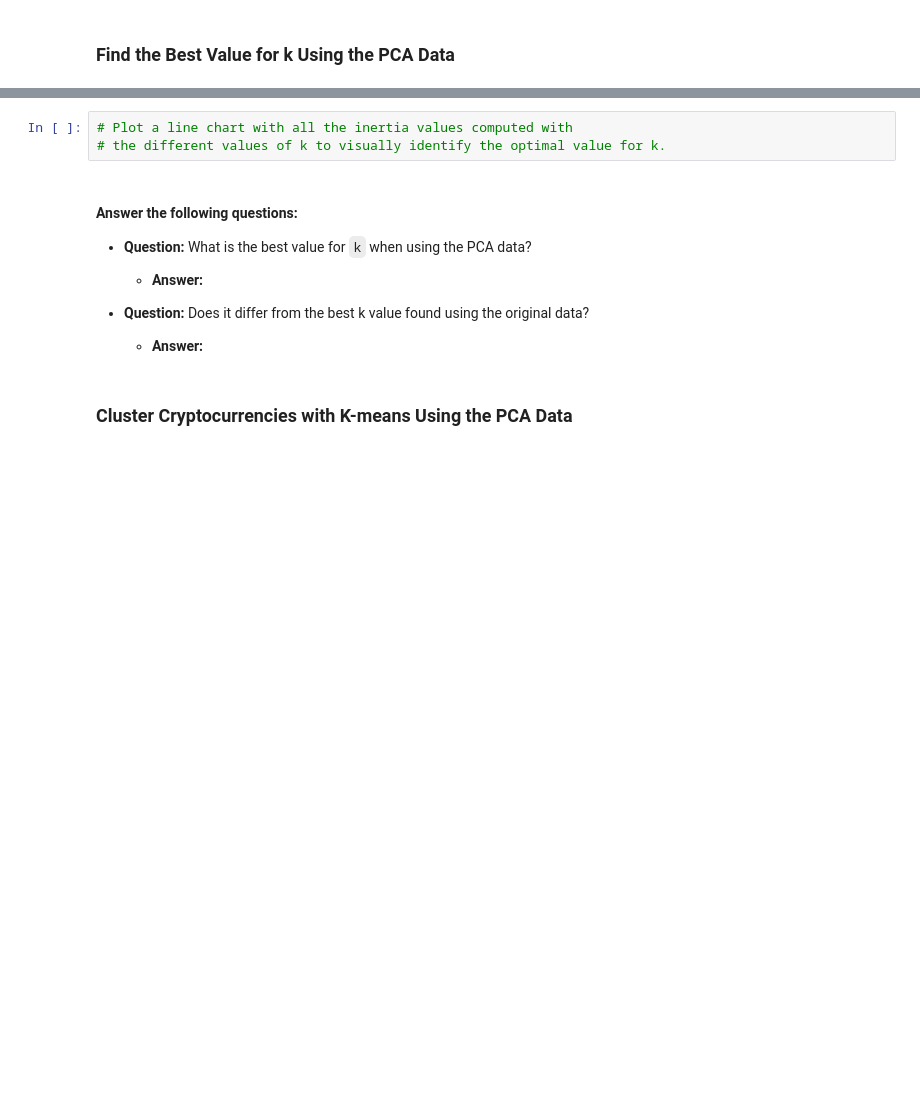
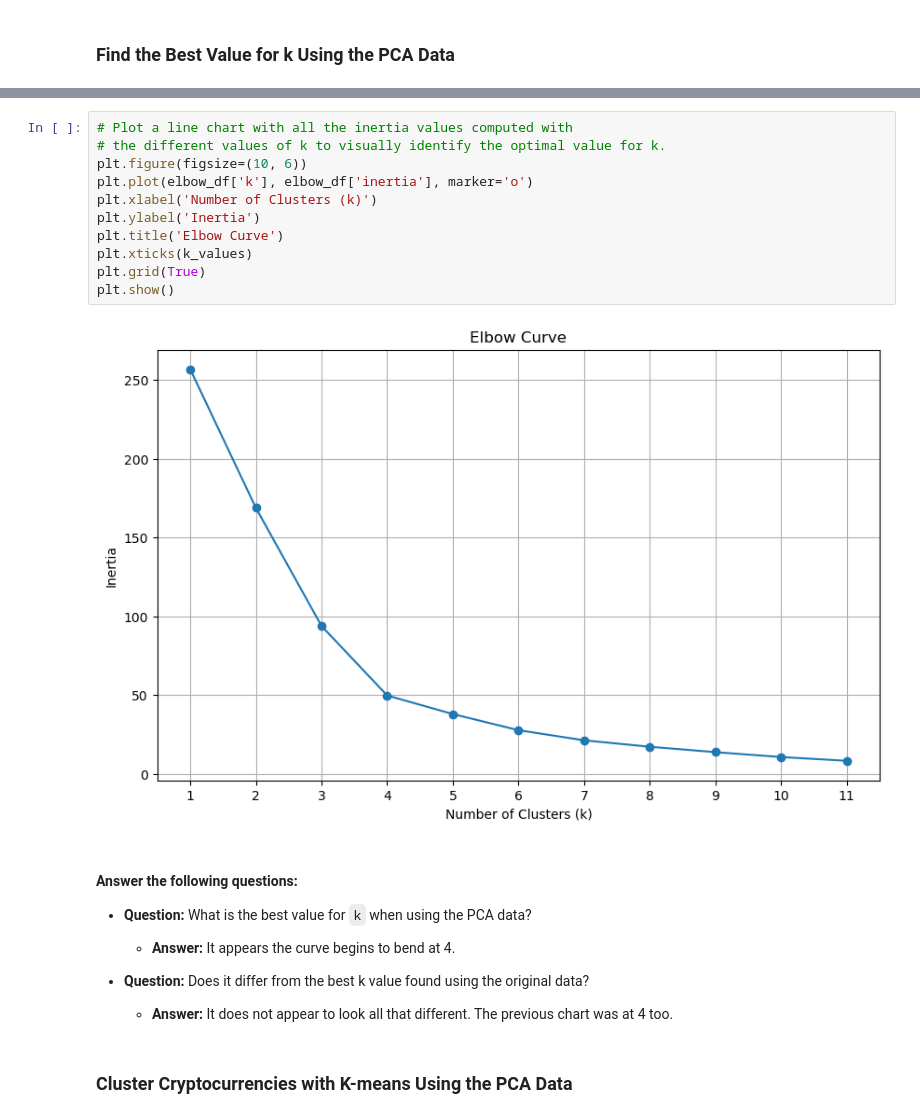
Before and after one commit to SStage100/CryptoClustering, a Jupyter notebook: Crypto_Clustering.ipynb, the cells around one changed output, grey strips where cells are left out. Cells and saved outputs as stored; diff of their text form; blank space fills up the shorter version.

```diff
--- a/Crypto_Clustering.ipynb
+++ b/Crypto_Clustering.ipynb
@@ -322,16 +346,26 @@ array([0.3719856 , 0.34700813, 0.17603793])
 # %%
 # Plot a line chart with all the inertia values computed with
 # the different values of k to visually identify the optimal value for k.
+plt.figure(figsize=(10, 6))
+plt.plot(elbow_df['k'], elbow_df['inertia'], marker='o')
+plt.xlabel('Number of Clusters (k)')
+plt.ylabel('Inertia')
+plt.title('Elbow Curve')
+plt.xticks(k_values)
+plt.grid(True)
+plt.show()
+# %% [output]
+[figure, added]
 # %% [markdown]
 #### Answer the following questions:
 * **Question:** What is the best value for `k` when using the PCA data?
 
-  * **Answer:**
+  * **Answer:** It appears the curve begins to bend at 4.
 
 
 * **Question:** Does it differ from the best k value found using the original data?
 
-  * **Answer:**
+  * **Answer:** It does not appear to look all that different. The previous chart was at 4 too.
 # %% [markdown]
 ### Cluster Cryptocurrencies with K-means Using the PCA Data
 # %%
```
Also changed, not shown: parts of 6 cells of this notebook.
